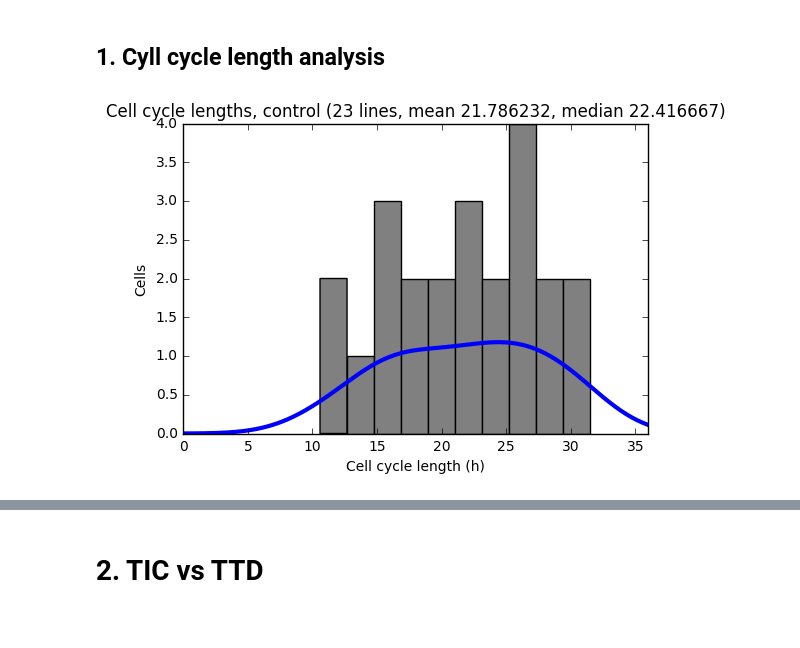
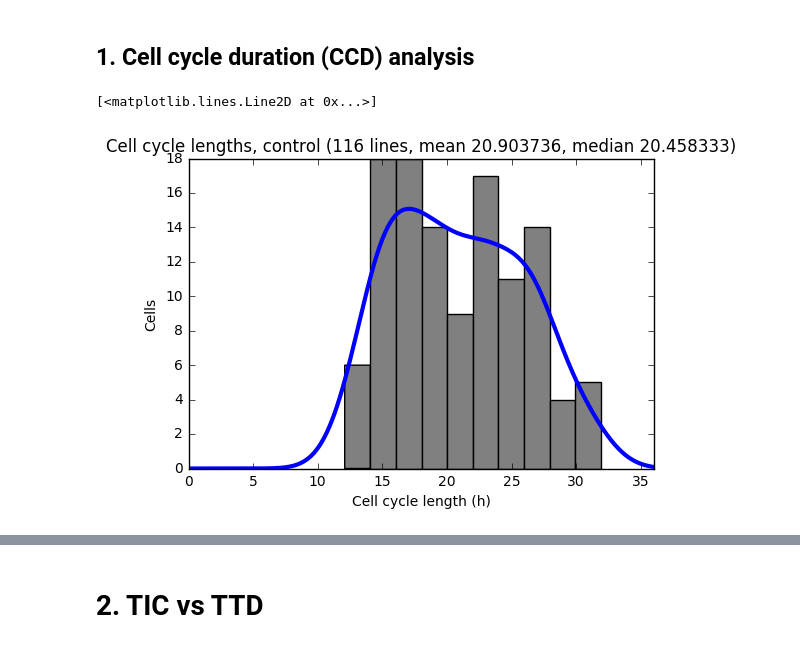
Before and after one commit to raharjaliu/MA, a Jupyter notebook: source/analysis_extra.ipynb, the cells around one changed output, grey strips where cells are left out. Saved outputs shown, nothing was run; the diff lists cells and outputs as text; code cells hidden in the pictures.

```diff
--- a/source/analysis_extra.ipynb
+++ b/source/analysis_extra.ipynb
@@ -24,7 +28,7 @@ def stringify_position(position):
 
     return pos
 # %% [markdown]
-## 1. Cyll cycle length analysis
+## 1. Cell cycle duration (CCD) analysis
 # %%
 dat_tg = pickle.load(open("../results/unsyn_two_generation.p", "rb" ))
 # %%
@@ -47,22 +51,25 @@ for p in set(list(range(56))[48:]) - set([4, 5, 11, 13, 19, 20, 37, 38, 44, 53,
         else:
             lifetimes[pos].append(last_time1 - first_time1)
         lifetimes[pos].append(last_time2 - first_time2)
+# %%
+tim_unsyn = pd.read_csv("../results/unsyn_ccyclel.csv",index_col=0)
+tim_unsyn = tim_unsyn[(tim_unsyn.TIME < 32) & ((tim_unsyn.TIME > 12))]
+# tim_unsyn = tim_unsyn[(tim_unsyn.POSITION >= 48) & (tim_unsyn.POSITION <= 55)]
+tim_unsyn = tim_unsyn[tim_unsyn.index < tim_unsyn.index.max()]
 # %%
-tim = pd.read_csv("../results/unsyn_ccyclel.csv",index_col=0)
-tim = tim[(tim.POSITION >= 48) & (tim.POSITION <= 55)]
-
-pt.hist(tim.TIME, color="gray", bins=10)
+pt.hist(tim_unsyn.TIME, color="gray")
 pt.xlim(0, 36)
-pt.title("Cell cycle lengths, control (%d lines, mean %f, median %f)" % (tim.index.size, np.mean(tim.TIME), np.median(tim.TIME)))
+pt.title("Cell cycle lengths, control (%d lines, mean %f, median %f)" % (tim_unsyn.index.size, np.mean(tim_unsyn.TIME), np.median(tim_unsyn.TIME)))
 pt.ylabel("Cells")
 pt.xlabel("Cell cycle length (h)")
 
 ## plot KDE
-kde = stats.gaussian_kde(tim.TIME)
+kde = stats.gaussian_kde(tim_unsyn.TIME)
 x = np.arange(0, 36, .1)
-y = [v * tim.index.size for v in kde(x)]
+y = [v * tim_unsyn.size for v in kde(x)]
 pt.plot(x, y, 'b', linewidth=3)
 
-pt.savefig("D:/Dropbox/Edu/MA/20171022_results/images/cell_cycle/unsyn_cell_cycle_length_control.pdf")
+# pt.savefig("D:/Dropbox/Edu/MA/20171022_results/images/cell_cycle/unsyn_cell_cycle_length_control.pdf")
 # %% [output]
+[<matplotlib.lines.Line2D at 0x...>]
-[figure, old version]
+[figure, new version]
```
Also changed, not shown: parts of 27 cells of this notebook, 8 other files.
